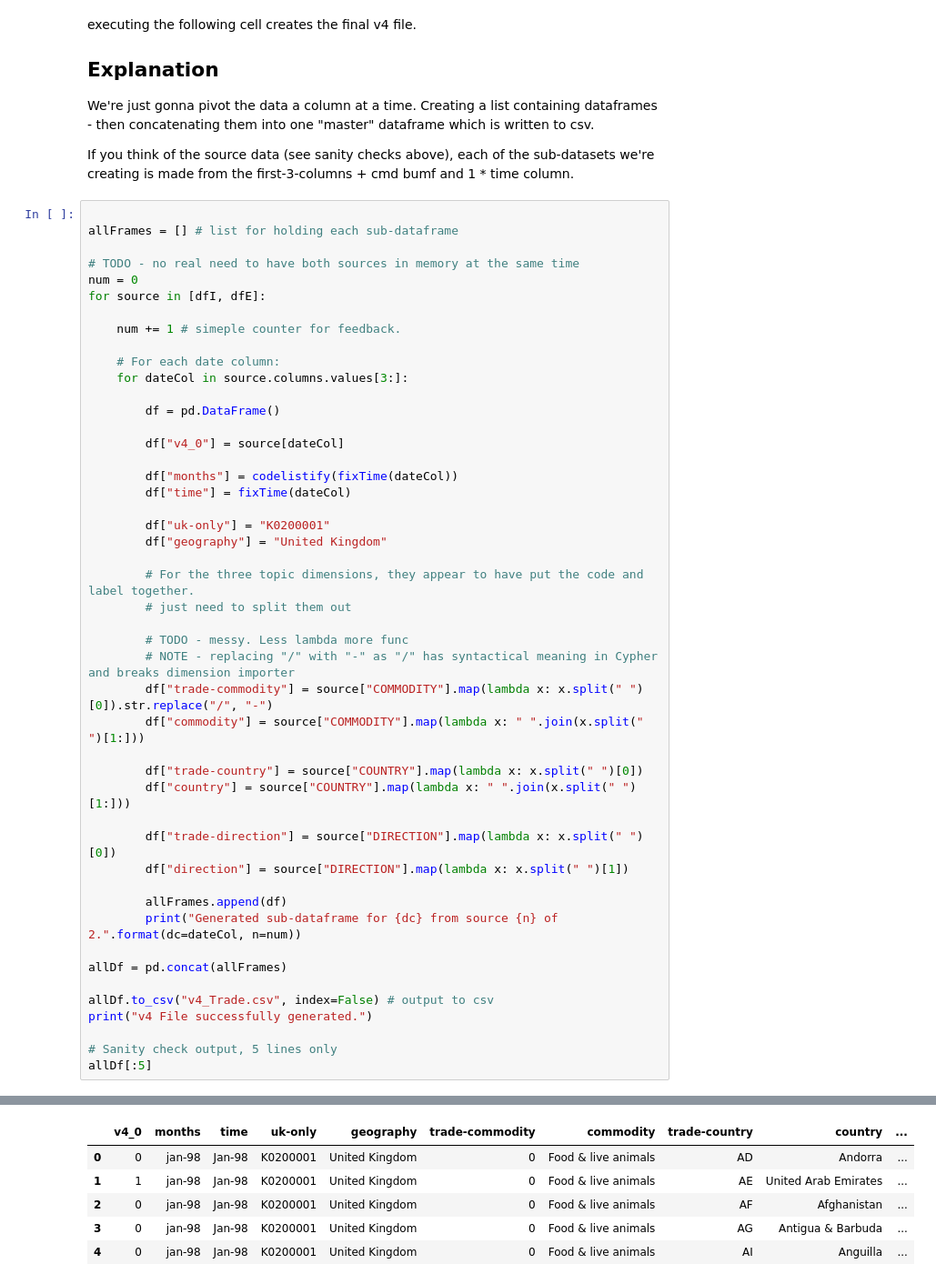
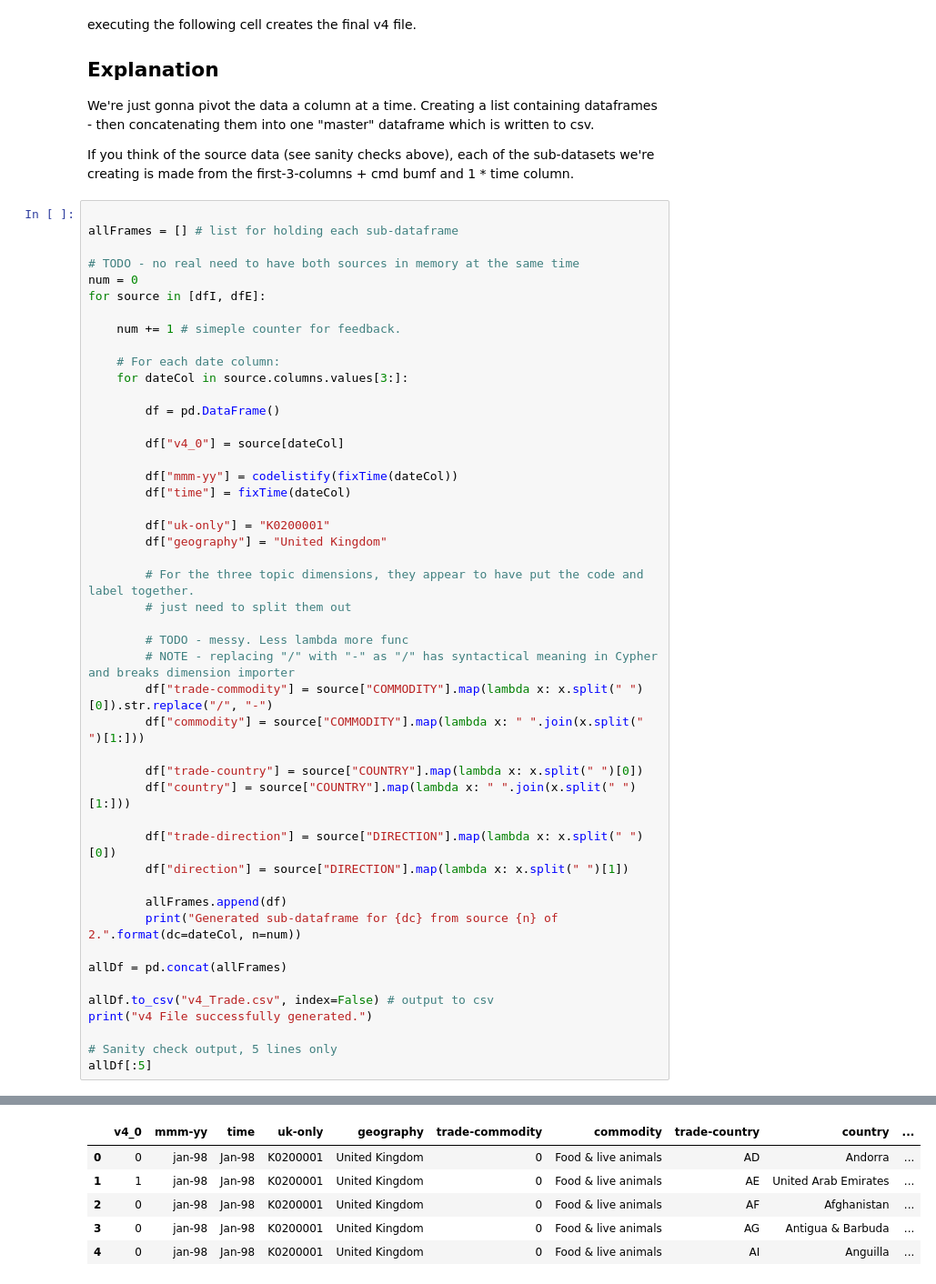
Before and after one commit to GSS-Cogs/cmd-trade, a Jupyter notebook: makeV4_trade.ipynb, the cells around one changed output, grey strips where cells are left out. Shown at 91% size. Saved outputs shown, nothing was run; the diff lists cells and outputs as text.

Commit message:
Time tweak, and added zip of last months data

```diff
--- a/makeV4_trade.ipynb
+++ b/makeV4_trade.ipynb
@@ -98,7 +98,7 @@ for source in [dfI, dfE]:
 
         df["v4_0"] = source[dateCol]
 
-        df["months"] = codelistify(fixTime(dateCol))
+        df["mmm-yy"] = codelistify(fixTime(dateCol))
         df["time"] = fixTime(dateCol)
 
         df["uk-only"] = "K0200001"
@@ -119,34 +119,34 @@ for source in [dfI, dfE]:
         df["direction"] = source["DIRECTION"].map(lambda x: x.split(" ")[1])
 
         allFrames.append(df)
         print("Generated sub-dataframe for {dc} from source {n} of 2.".format(dc=dateCol, n=num))
 
 allDf = pd.concat(allFrames)
 
 allDf.to_csv("v4_Trade.csv", index=False) # output to csv
 print("v4 File successfully generated.")
 
 # Sanity check output, 5 lines only
 allDf[:5]
 # %% [output]
 Generated sub-dataframe for '1998JAN' from source 1 of 2.
 Generated sub-dataframe for '1998FEB' from source 1 of 2.
 Generated sub-dataframe for '1998MAR' from source 1 of 2.
 Generated sub-dataframe for '1998APR' from source 1 of 2.
 Generated sub-dataframe for '1998MAY' from source 1 of 2.
 Generated sub-dataframe for '1998JUN' from source 1 of 2.
 Generated sub-dataframe for '1998JUL' from source 1 of 2.
 Generated sub-dataframe for '1998AUG' from source 1 of 2.
 Generated sub-dataframe for '1998SEP' from source 1 of 2.
 Generated sub-dataframe for '1998OCT' from source 1 of 2.
 Generated sub-dataframe for '1998NOV' from source 1 of 2.
 Generated sub-dataframe for '1998DEC' from source 1 of 2.
 ... (475 lines left out)
 Generated sub-dataframe for '2018MAR' from source 2 of 2.
 Generated sub-dataframe for '2018APR' from source 2 of 2.
 Generated sub-dataframe for '2018MAY' from source 2 of 2.
 v4 File successfully generated.
-|  | v4_0 | months | time | uk-only | geography | trade-commodity | commodity | trade-country | country | ... |
+|  | v4_0 | mmm-yy | time | uk-only | geography | trade-commodity | commodity | trade-country | country | ... |
 | 0 | 0 | jan-98 | Jan-98 | K0200001 | United Kingdom | 0 | Food & live animals | AD | Andorra | ... |
 | 1 | 1 | jan-98 | Jan-98 | K0200001 | United Kingdom | 0 | Food & live animals | AE | United Arab Emirates | ... |
 | 2 | 0 | jan-98 | Jan-98 | K0200001 | United Kingdom | 0 | Food & live animals | AF | Afghanistan | ... |
```
Also changed, not shown: 1 other file.
